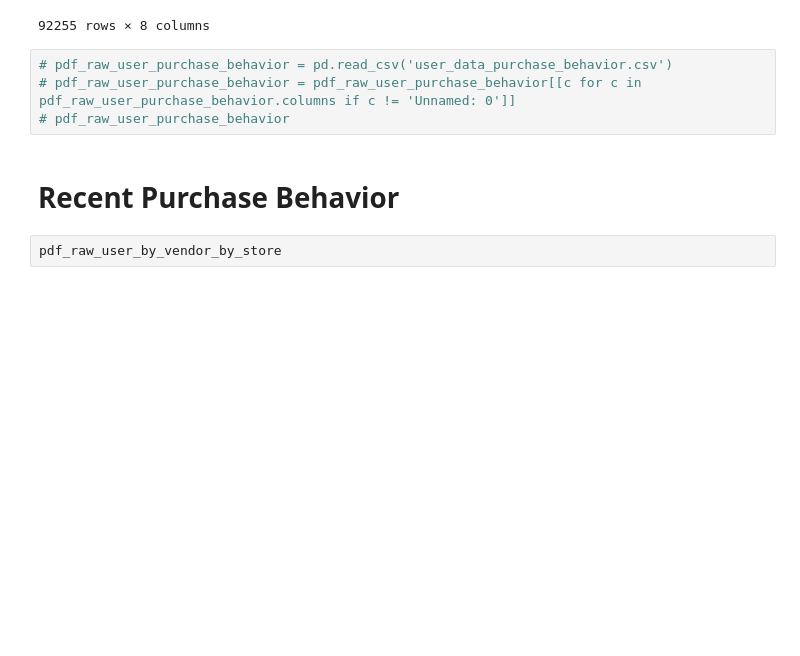
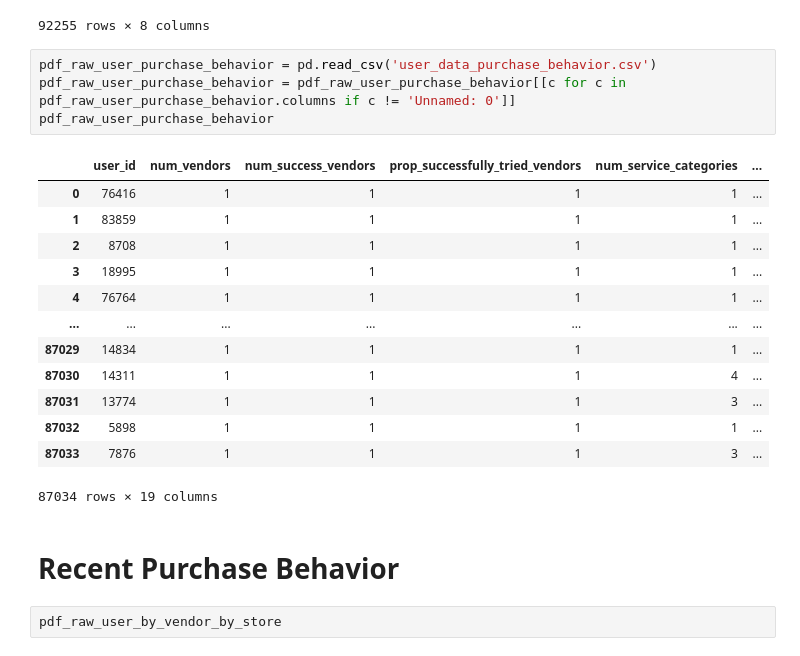
Before and after one commit to franciscogmm/scheduling-platform-segmentation, a Jupyter notebook: notebooks/segmentation_high_level.ipynb, the cells around one changed output. Saved outputs shown, nothing was run; the diff lists cells and outputs as text; blank space fills up the shorter version.

```diff
--- a/notebooks/segmentation_high_level.ipynb
+++ b/notebooks/segmentation_high_level.ipynb
@@ -65,9 +65,23 @@ pdf_raw_user_by_vendor_by_store
 | 92254 | 130107 | 2022-05-05 | 176 | 250 | 120.581620 | 120.578454 | 1 | ... |
 92255 rows × 8 columns
 # %%
-# pdf_raw_user_purchase_behavior = pd.read_csv('user_data_purchase_behavior.csv')
-# pdf_raw_user_purchase_behavior = pdf_raw_user_purchase_behavior[[c for c in pdf_raw_user_purchase_behavior.columns if c != 'Unnamed: 0']]
-# pdf_raw_user_purchase_behavior
+pdf_raw_user_purchase_behavior = pd.read_csv('user_data_purchase_behavior.csv')
+pdf_raw_user_purchase_behavior = pdf_raw_user_purchase_behavior[[c for c in pdf_raw_user_purchase_behavior.columns if c != 'Unnamed: 0']]
+pdf_raw_user_purchase_behavior
+# %% [output]
+|  | user_id | num_vendors | num_success_vendors | prop_successfully_tried_vendors | num_service_categories | ... |
+| 0 | 76416 | 1 | 1 | 1 | 1 | ... |
+| 1 | 83859 | 1 | 1 | 1 | 1 | ... |
+| 2 | 8708 | 1 | 1 | 1 | 1 | ... |
+| 3 | 18995 | 1 | 1 | 1 | 1 | ... |
+| 4 | 76764 | 1 | 1 | 1 | 1 | ... |
+| ... | ... | ... | ... | ... | ... | ... |
+| 87029 | 14834 | 1 | 1 | 1 | 1 | ... |
+| 87030 | 14311 | 1 | 1 | 1 | 4 | ... |
+| 87031 | 13774 | 1 | 1 | 1 | 3 | ... |
+| 87032 | 5898 | 1 | 1 | 1 | 1 | ... |
+| 87033 | 7876 | 1 | 1 | 1 | 3 | ... |
+87034 rows × 19 columns
 # %% [markdown]
 # Recent Purchase Behavior
 # %%
```
Also changed, not shown: parts of 23 cells of this notebook.
